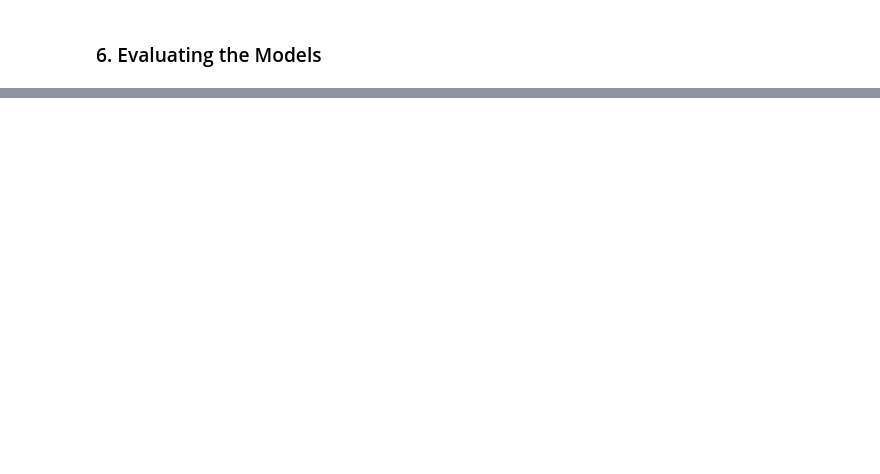
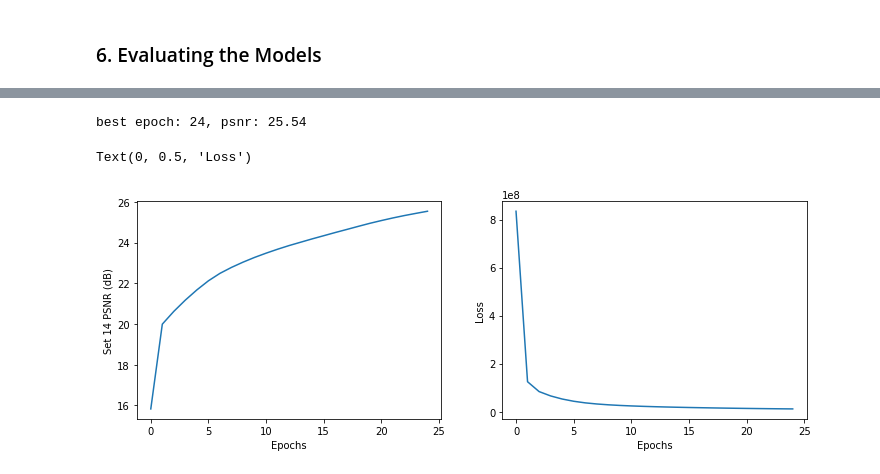
Before and after one commit to jtschwar/SuperResolution_EECS_598_Project, a Jupyter notebook: main.ipynb, the cells around one changed output, grey strips where cells are left out. Saved outputs shown, nothing was run; the diff lists cells and outputs as text; code cells hidden in the pictures; blank space fills up the shorter version.

```diff
--- a/main.ipynb
+++ b/main.ipynb
@@ -116,6 +125,2 @@ Now that we have our low resolution images and all three image quailty metrics a
 # %% [markdown]
 ![title](thumbnails/SRCNN.png)
-# %%
-num_channels = 1; filters = [64, 32]; kernels = [9, 5]
-srcnn = models.SRCNN(num_channels, filters, kernels)
-srcnn
@@ -178,0 +230,14 @@ train.train_model(srcnn, 'SRCNN_train.h5', 'SRCNN_test.h5', scale, lr, batch_siz
+# %%
+# training parameters
+lr = 1e-3; batch_size = 32; num_epochs = 25
+
+srcnn, metrics = train.train_model(fsrcnn, 'FSRCNN_train.h5', 'FSRCNN_test.h5', lr, batch_size, num_epochs)
+
+fig, (ax1,ax2) = plt.subplots(1,2,figsize=(12,4))
+
+ax1.plot(metrics['test_psnr']); ax1.set_xlabel('Epochs'); ax1.set_ylabel('Set 14 PSNR (dB)')
+ax2.plot(metrics['loss']); ax2.set_xlabel('Epochs'); ax2.set_ylabel('Loss')
+# %% [output]
+best epoch: 24, psnr: 25.54
+Text(0, 0.5, 'Loss')
+[figure, added]
```
Also changed, not shown: parts of 28 cells of this notebook, 4 other files.
